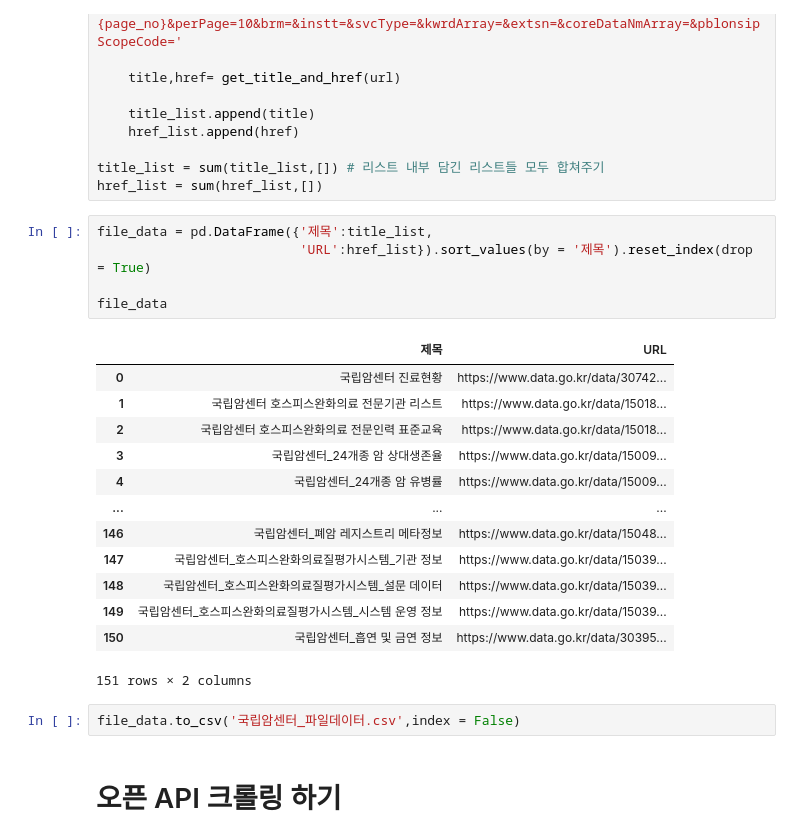
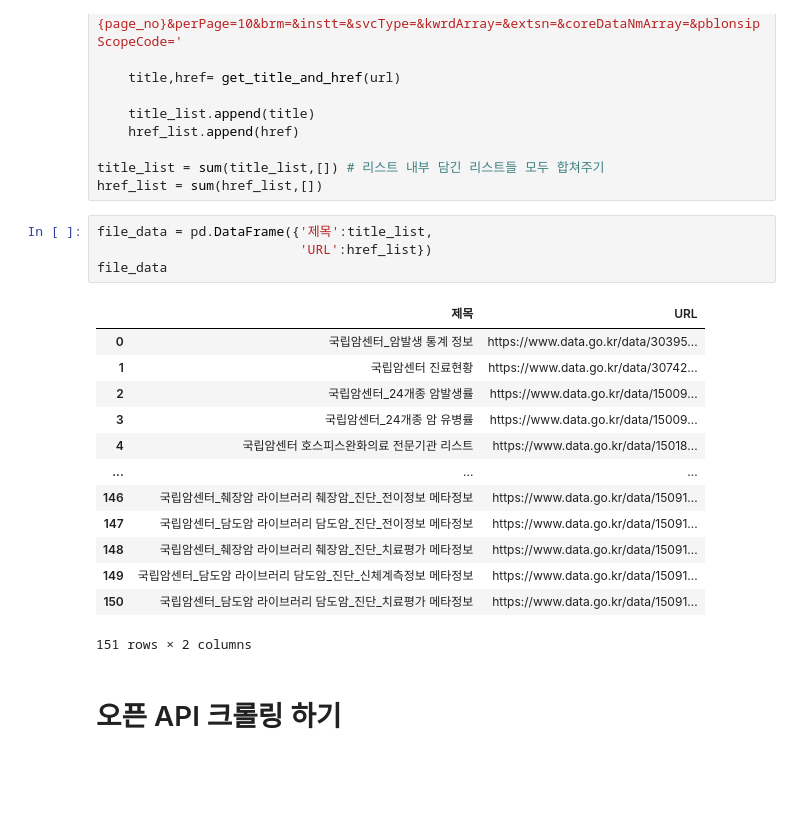
Before and after one commit to yonghyeun/-, a Jupyter notebook: 사용가능데이터목록_크롤링.ipynb, the cells around one changed output. Drawn from its saved outputs; the diff is of its cells as text; blank space fills up the shorter version.

```diff
--- a/사용가능데이터목록_크롤링.ipynb
+++ b/사용가능데이터목록_크롤링.ipynb
@@ -151,25 +151,22 @@ title_list = sum(title_list,[]) # 리스트 내부 담긴 리스트들 모두
 href_list = sum(href_list,[])
 # %%
 file_data = pd.DataFrame({'제목':title_list,
-                          'URL':href_list}).sort_values(by = '제목').reset_index(drop = True)
-
+                          'URL':href_list})
 file_data
 # %% [output]
 |  | 제목 | URL |
-| 0 | 국립암센터 진료현황 | https://www.data.go.kr/data/30742... |
-| 1 | 국립암센터 호스피스완화의료 전문기관 리스트 | https://www.data.go.kr/data/15018... |
-| 2 | 국립암센터 호스피스완화의료 전문인력 표준교육 | https://www.data.go.kr/data/15018... |
-| 3 | 국립암센터_24개종 암 상대생존율 | https://www.data.go.kr/data/15009... |
-| 4 | 국립암센터_24개종 암 유병률 | https://www.data.go.kr/data/15009... |
+| 0 | 국립암센터_암발생 통계 정보 | https://www.data.go.kr/data/30395... |
+| 1 | 국립암센터 진료현황 | https://www.data.go.kr/data/30742... |
+| 2 | 국립암센터_24개종 암발생률 | https://www.data.go.kr/data/15009... |
+| 3 | 국립암센터_24개종 암 유병률 | https://www.data.go.kr/data/15009... |
+| 4 | 국립암센터 호스피스완화의료 전문기관 리스트 | https://www.data.go.kr/data/15018... |
 | ... | ... | ... |
-| 146 | 국립암센터_폐암 레지스트리 메타정보 | https://www.data.go.kr/data/15048... |
-| 147 | 국립암센터_호스피스완화의료질평가시스템_기관 정보 | https://www.data.go.kr/data/15039... |
-| 148 | 국립암센터_호스피스완화의료질평가시스템_설문 데이터 | https://www.data.go.kr/data/15039... |
-| 149 | 국립암센터_호스피스완화의료질평가시스템_시스템 운영 정보 | https://www.data.go.kr/data/15039... |
-| 150 | 국립암센터_흡연 및 금연 정보 | https://www.data.go.kr/data/30395... |
+| 146 | 국립암센터_췌장암 라이브러리 췌장암_진단_전이정보 메타정보 | https://www.data.go.kr/data/15091... |
+| 147 | 국립암센터_담도암 라이브러리 담도암_진단_전이정보 메타정보 | https://www.data.go.kr/data/15091... |
+| 148 | 국립암센터_췌장암 라이브러리 췌장암_진단_치료평가 메타정보 | https://www.data.go.kr/data/15091... |
+| 149 | 국립암센터_담도암 라이브러리 담도암_진단_신체계측정보 메타정보 | https://www.data.go.kr/data/15091... |
+| 150 | 국립암센터_담도암 라이브러리 담도암_진단_치료평가 메타정보 | https://www.data.go.kr/data/15091... |
 151 rows × 2 columns
-# %%
-file_data.to_csv('국립암센터_파일데이터.csv',index = False)
 # %% [markdown]
 # 오픈 API 크롤링 하기
 # %%
```
Also changed, not shown: parts of 5 cells of this notebook.
